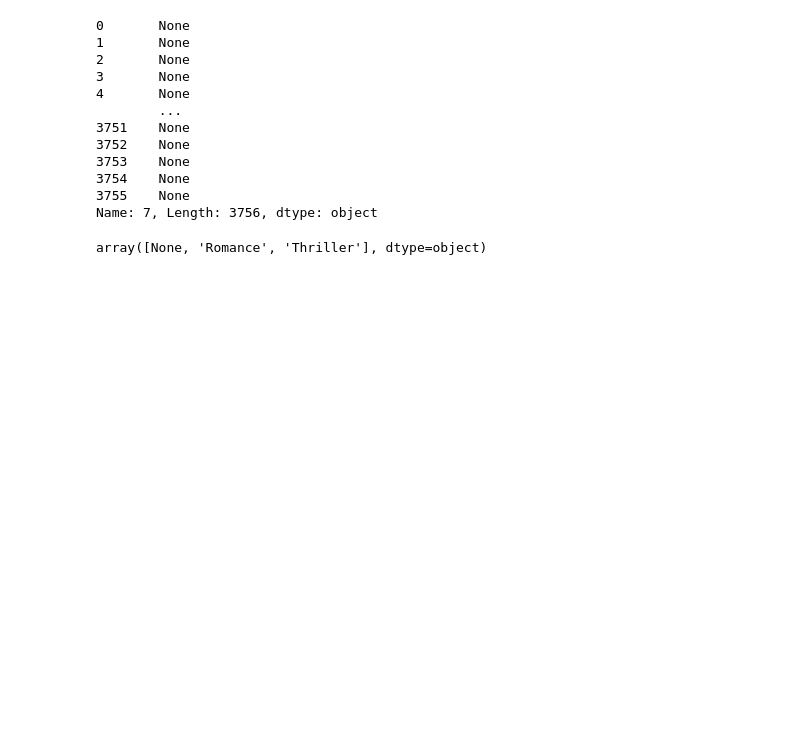
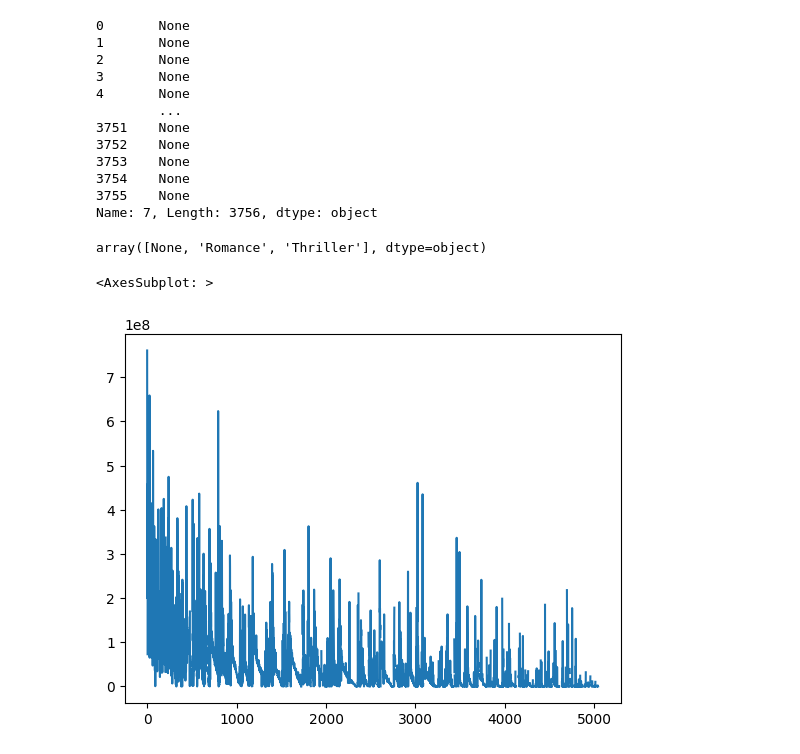
Before and after one commit to pongsapaks/DADS5001, a Jupyter notebook: IMDB.ipynb, the cells around one changed output. Cells and saved outputs as stored; diff of their text form; code cells hidden in the pictures; blank space fills up the shorter version.

Commit message:
Example graph

```diff
--- a/IMDB.ipynb
+++ b/IMDB.ipynb
@@ -97,6 +115,10 @@ column_data.unique()
 array([None, 'Romance', 'Thriller'], dtype=object)
 # %%
 #3. หนังที่มี budget สูง จะมี gross profit สูงตามหรือไม่ มี margin เท่าไหร่
+df['gross'].plot()
+# %% [output]
+<AxesSubplot: >
+[figure, added]
 # %%
 #4.หนังของประเทศไหน ได้รับความนิยมสูง
 # %%
```
Also changed, not shown: parts of 2 cells of this notebook.
